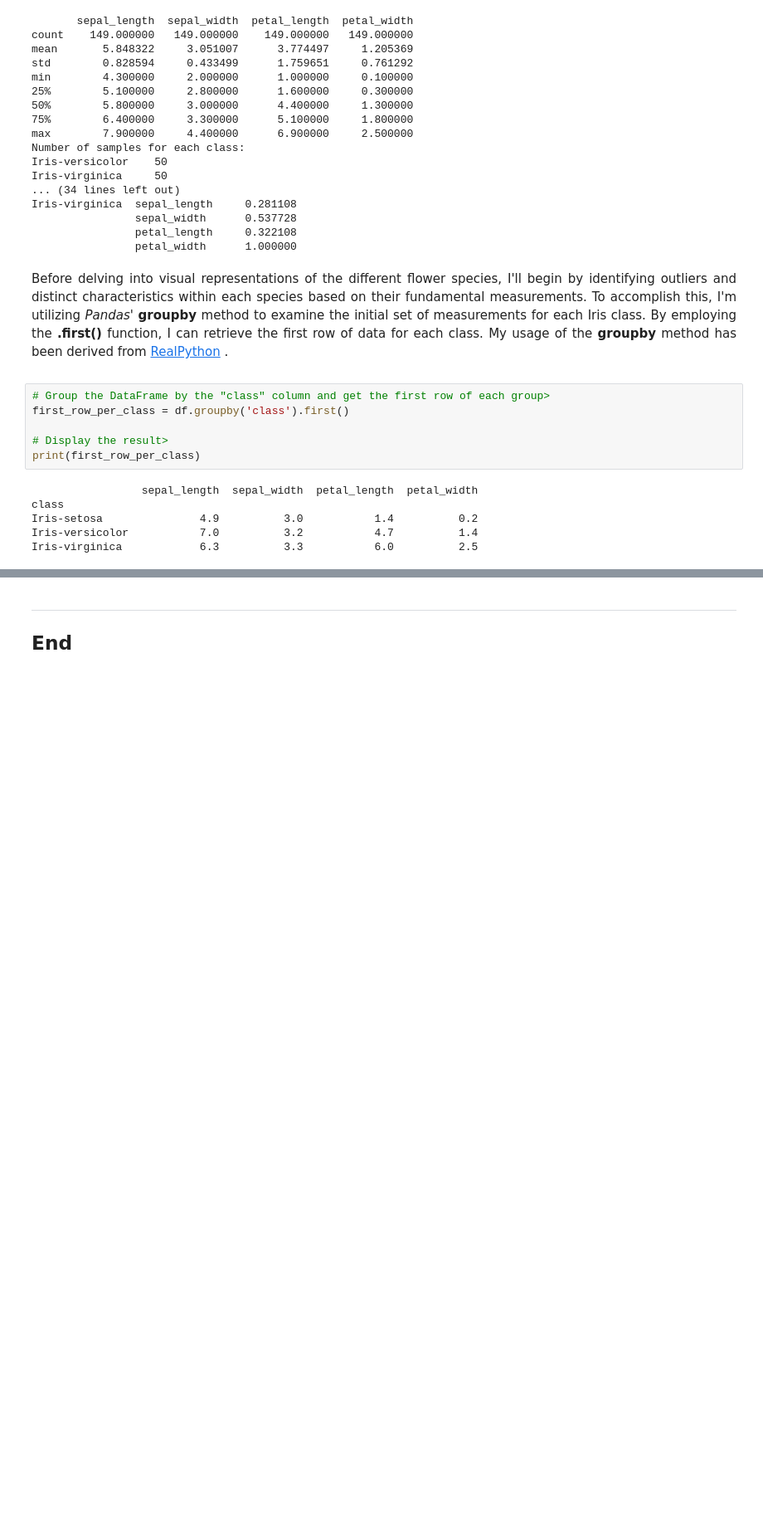
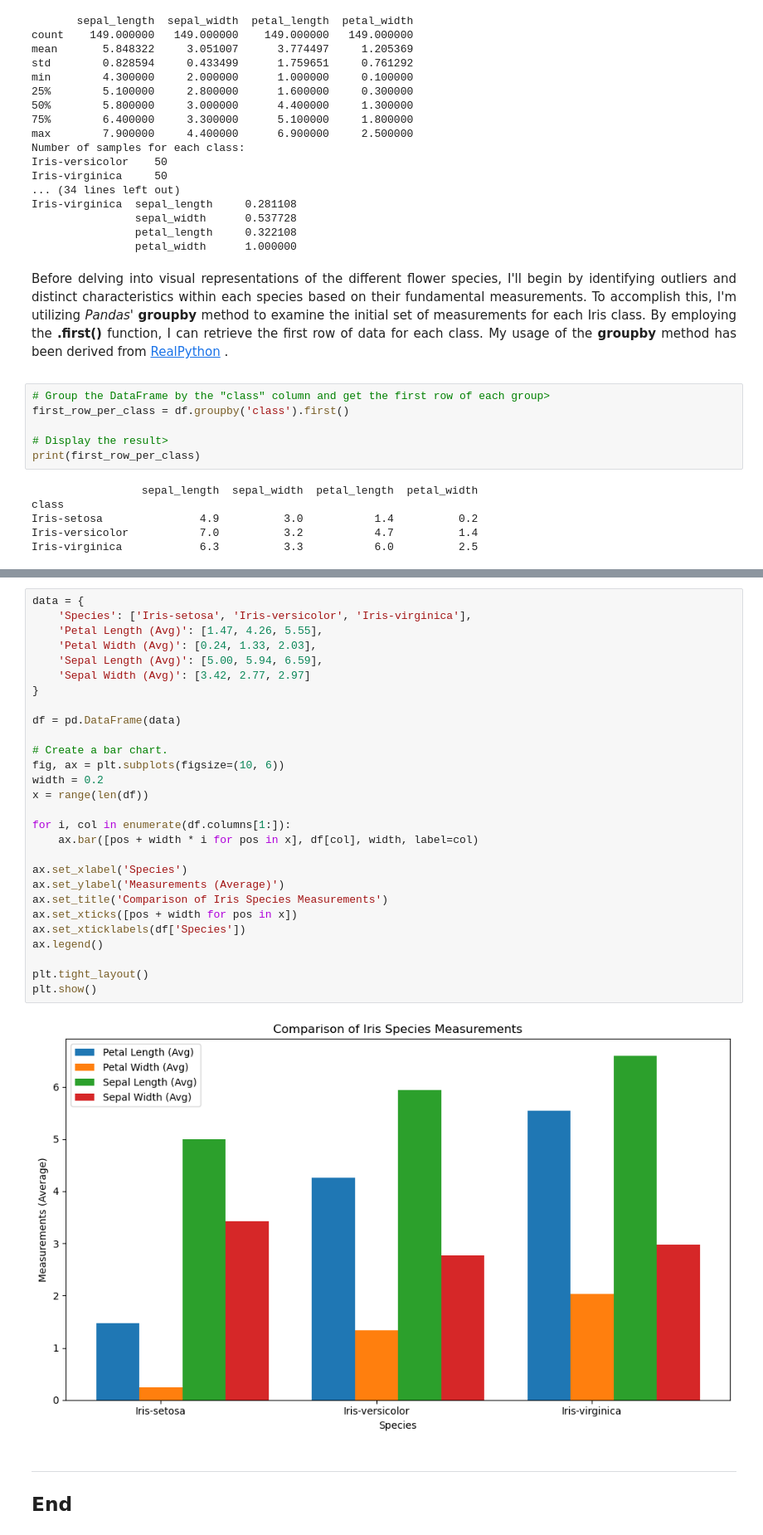
Before and after one commit to AndreaCignoni/FundamentalsOfDataAnalysis, a Jupyter notebook: project.ipynb, the cells around one changed output, grey strips where cells are left out. Shown at 83% size. Cells and saved outputs as stored; diff of their text form; blank space fills up the shorter version.

Commit message:
Finishing Data Overview and plotting first graph

```diff
--- a/project.ipynb
+++ b/project.ipynb
@@ -188,3 +260,33 @@ Are there any outliers within each class?
+# %%
+data = {
+    'Species': ['Iris-setosa', 'Iris-versicolor', 'Iris-virginica'],
+    'Petal Length (Avg)': [1.47, 4.26, 5.55],
+    'Petal Width (Avg)': [0.24, 1.33, 2.03],
+    'Sepal Length (Avg)': [5.00, 5.94, 6.59],
+    'Sepal Width (Avg)': [3.42, 2.77, 2.97]
+}
+
+df = pd.DataFrame(data)
+
+# Create a bar chart.
+fig, ax = plt.subplots(figsize=(10, 6))
+width = 0.2
+x = range(len(df))
+
+for i, col in enumerate(df.columns[1:]):
+    ax.bar([pos + width * i for pos in x], df[col], width, label=col)
+
+ax.set_xlabel('Species')
+ax.set_ylabel('Measurements (Average)')
+ax.set_title('Comparison of Iris Species Measurements')
+ax.set_xticks([pos + width for pos in x])
+ax.set_xticklabels(df['Species'])
+ax.legend()
+
+plt.tight_layout()
+plt.show()
+# %% [output]
+[figure, added]
 # %% [markdown]
 ***
 
```
Also changed, not shown: parts of 3 cells of this notebook.
